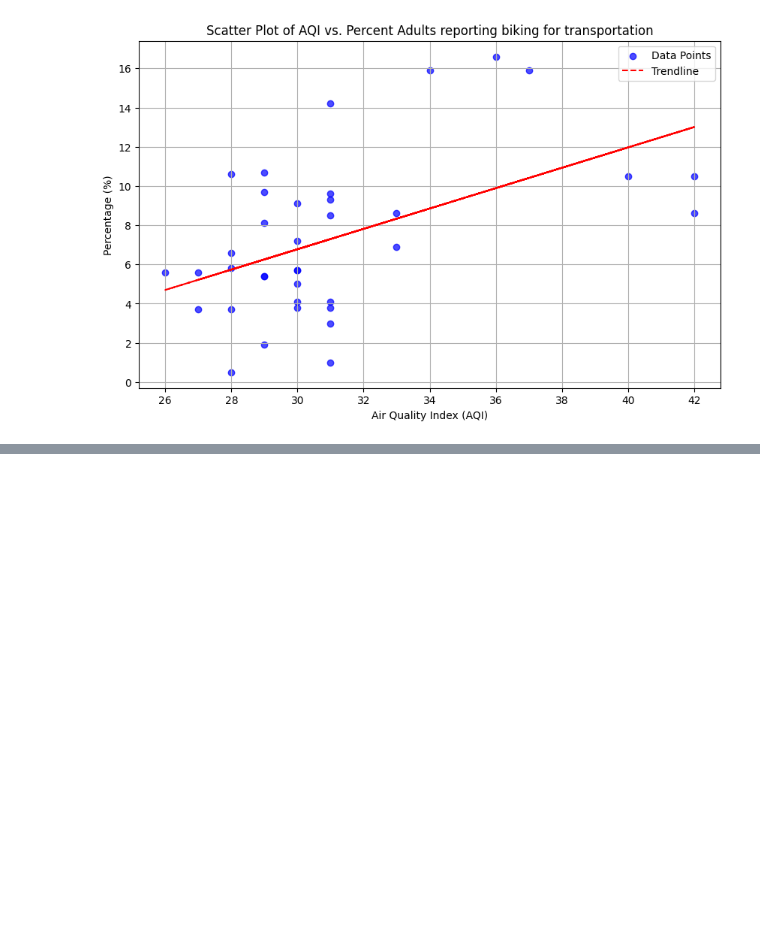
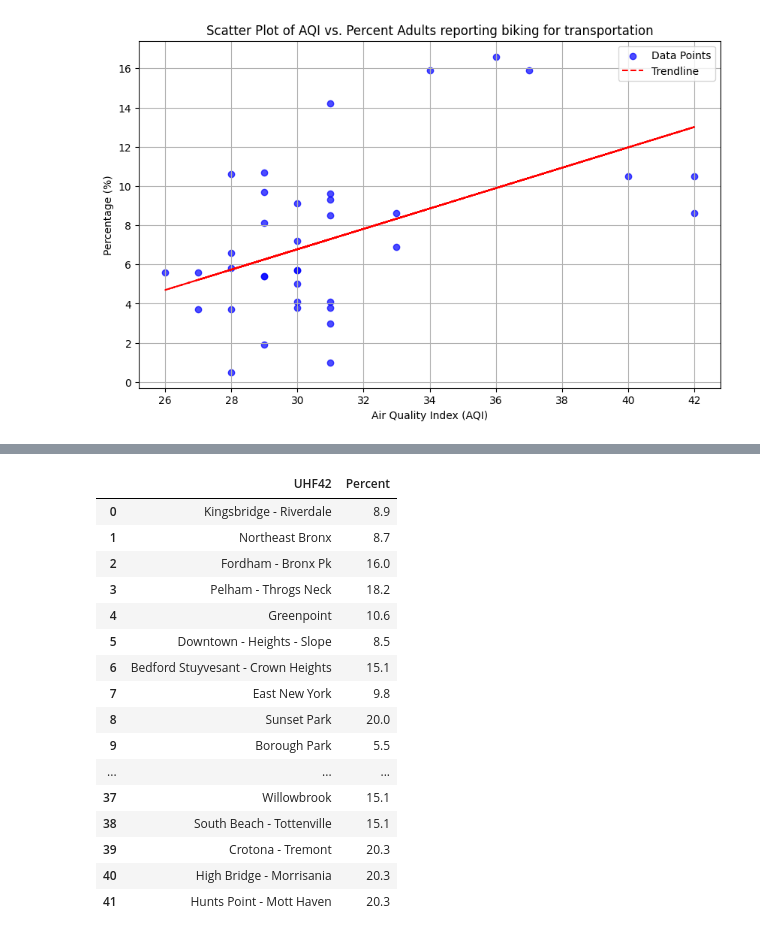
Before and after one commit to cynthiaWEpicCoder/fbla_data_analysis, a Jupyter notebook: Factor_Analysis.ipynb, the cells around one changed output, grey strips where cells are left out. Cells and saved outputs as stored; diff of their text form; code cells hidden in the pictures; blank space fills up the shorter version.

```diff
--- a/Factor_Analysis.ipynb
+++ b/Factor_Analysis.ipynb
@@ -604,0 +633,42 @@ plt.show()
+# %%
+uhf_map = {
+    "Upper East Side-Gramercy": ["Upper East Side", "Gramercy Park - Murray Hill"],
+    "Chelsea-Village": ["Chelsea - Clinton", "Greenwich Village - SoHo"],
+    "Union Square-Lower Manhattan": ["Union Square - Lower East Side", "Lower Manhattan"],
+    "Bayside Little Neck-Fresh Meadows": ["Bayside - Little Neck", "Fresh Meadows"],
+    "Northern SI": ["Port Richmond", "Stapleton - St. George"],
+    "South Bronx": ["Crotona - Tremont", "High Bridge - Morrisania", "Hunts Point - Mott Haven"],
+    "Southern SI": ["Willowbrook", "South Beach - Tottenville"]  # Missing mapping added
+}
+
+
+## Generate UHF42 DataFrame
+uhf42_data = []
+for uhf34, percent in zip(cigarettes["Geography"], cigarettes["Percent"]):
+    if uhf34 in uhf_map:
+        for uhf42 in uhf_map[uhf34]:
+            uhf42_data.append({"UHF42": uhf42, "Percent": percent})
+    else:
+        uhf42_data.append({"UHF42": uhf34, "Percent": percent})
+
+uhf42_df = pd.DataFrame(uhf42_data)
+
+uhf42_df
+# %% [output]
+|  | UHF42 | Percent |
+| 0 | Kingsbridge - Riverdale | 8.9 |
+| 1 | Northeast Bronx | 8.7 |
+| 2 | Fordham - Bronx Pk | 16.0 |
+| 3 | Pelham - Throgs Neck | 18.2 |
+| 4 | Greenpoint | 10.6 |
+| 5 | Downtown - Heights - Slope | 8.5 |
+| 6 | Bedford Stuyvesant - Crown Heights | 15.1 |
+| 7 | East New York | 9.8 |
+| 8 | Sunset Park | 20.0 |
+| 9 | Borough Park | 5.5 |
+| ... | ... | ... |
+| 37 | Willowbrook | 15.1 |
+| 38 | South Beach - Tottenville | 15.1 |
+| 39 | Crotona - Tremont | 20.3 |
+| 40 | High Bridge - Morrisania | 20.3 |
+| 41 | Hunts Point - Mott Haven | 20.3 |
```
Also changed, not shown: parts of 2 cells of this notebook, 2 other files.
